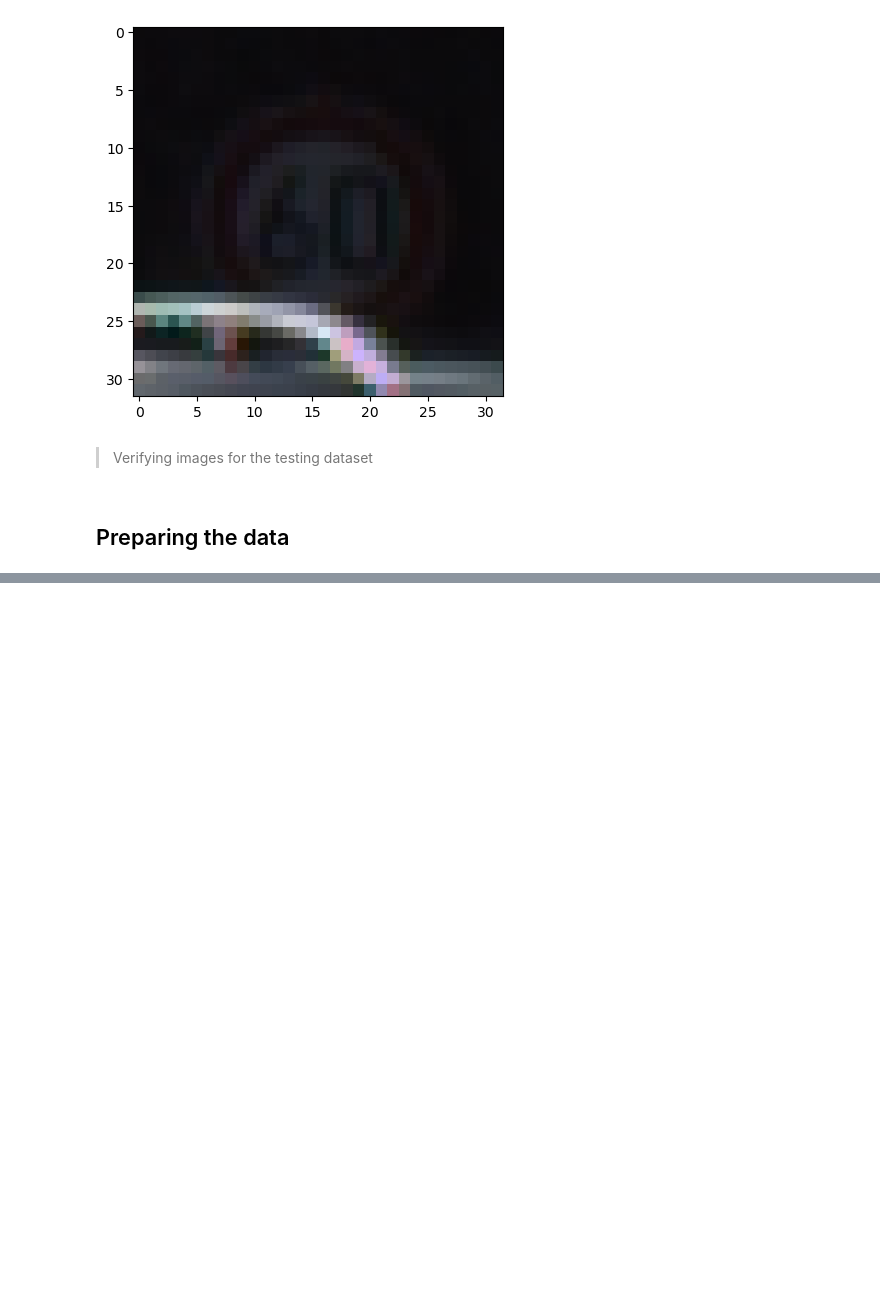
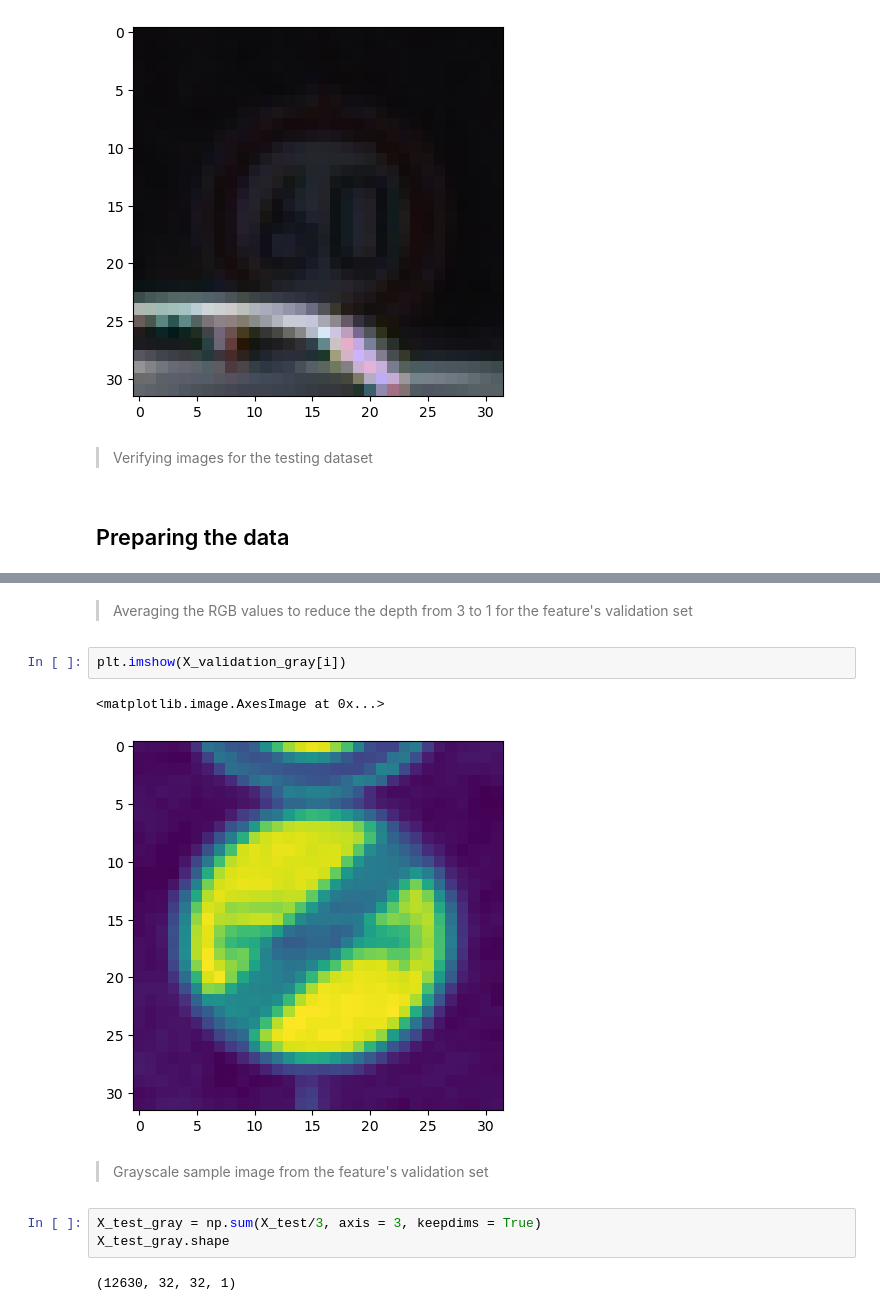
Before and after one commit to redayzarra/CNN_TrafficSigns, a Jupyter notebook: Traffic_Sign_Classfication.ipynb, the cells around one changed output, grey strips where cells are left out. Cells and saved outputs as stored; diff of their text form; blank space fills up the shorter version.

```diff
--- a/Traffic_Sign_Classfication.ipynb
+++ b/Traffic_Sign_Classfication.ipynb
@@ -124,0 +168,14 @@ y_test[i]
+# %% [markdown]
+> Averaging the RGB values to reduce the depth from 3 to 1 for the feature's validation set
+# %%
+plt.imshow(X_validation_gray[i])
+# %% [output]
+<matplotlib.image.AxesImage at 0x...>
+[figure, added]
+# %% [markdown]
+> Grayscale sample image from the feature's validation set
+# %%
+X_test_gray = np.sum(X_test/3, axis = 3, keepdims = True)
+X_test_gray.shape
+# %% [output]
+(12630, 32, 32, 1)
```
Also changed, not shown: parts of 15 cells of this notebook, 1 other file.
